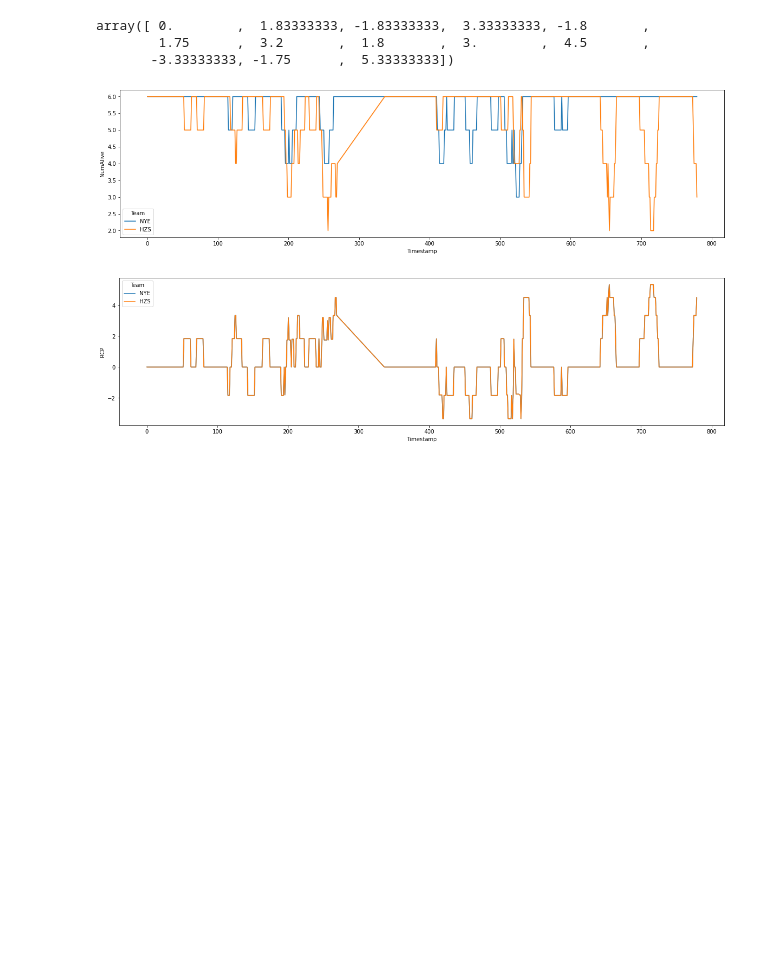
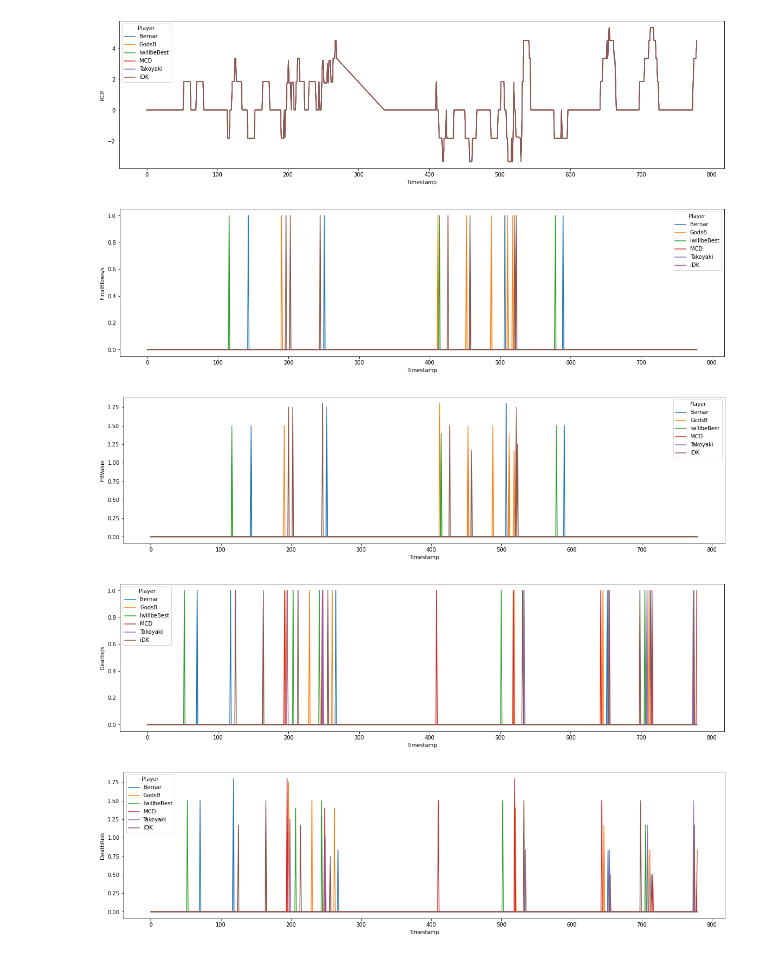
Before and after one commit to yongcheoljeong/owl-scrim_stat_log, a Jupyter notebook: scrim_stat_log.ipynb, the cells around one changed output. Cells and saved outputs as stored; diff of their text form; code cells hidden in the pictures; blank space fills up the shorter version.

```diff
--- a/scrim_stat_log.ipynb
+++ b/scrim_stat_log.ipynb
@@ -603,19 +548,25 @@ NYE ['HZS']
-# %%
-df_AdvancedStat['RCP'].unique()
-# %% [output]
-array([ 0.        ,  1.83333333, -1.83333333,  3.33333333, -1.8       ,
-        1.75      ,  3.2       ,  1.8       ,  3.        ,  4.5       ,
-       -3.33333333, -1.75      ,  5.33333333])
-# %%
-plt.figure(figsize=(20,5))
-sns.lineplot(x='Timestamp', y='NumAlive', data=df_TraditionalStat.xs(0, level='Section'), hue='Team')
-plt.show()
-plt.figure(figsize=(20,5))
-sns.lineplot(x='Timestamp', y='RCP', data=df_AdvancedStat.xs(0, level='Section'), hue='Team')
-plt.show()
-# %% [output]
-[figure, removed]
-[figure, removed]
+# %%
+plt.figure(figsize=(20,5))
+sns.lineplot(x='Timestamp', y='RCP', data=df_AdvancedStat.xs((0, 'HZS'), level=['Section', 'Team']), hue='Player')
+plt.show()
+plt.figure(figsize=(20,5))
+sns.lineplot(x='Timestamp', y='FinalBlows/s', data=df_TraditionalStat.xs((0, 'HZS'), level=['Section', 'Team']), hue='Player')
+plt.show()
+plt.figure(figsize=(20,5))
+sns.lineplot(x='Timestamp', y='FBValue', data=df_AdvancedStat.xs((0, 'HZS'), level=['Section', 'Team']), hue='Player')
+plt.show()
+plt.figure(figsize=(20,5))
+sns.lineplot(x='Timestamp', y='Deaths/s', data=df_TraditionalStat.xs((0, 'HZS'), level=['Section', 'Team']), hue='Player')
+plt.show()
+plt.figure(figsize=(20,5))
+sns.lineplot(x='Timestamp', y='DeathRisk', data=df_AdvancedStat.xs((0, 'HZS'), level=['Section', 'Team']), hue='Player')
+plt.show()
+# %% [output]
+[figure, added]
+[figure, added]
+[figure, added]
+[figure, added]
+[figure, added]
 # %%
 filename = '20210318_02_O2B_Oasis'
 scrim = ScrimLog(filename)
```
Also changed, not shown: parts of 2 cells of this notebook, 1 other file.
